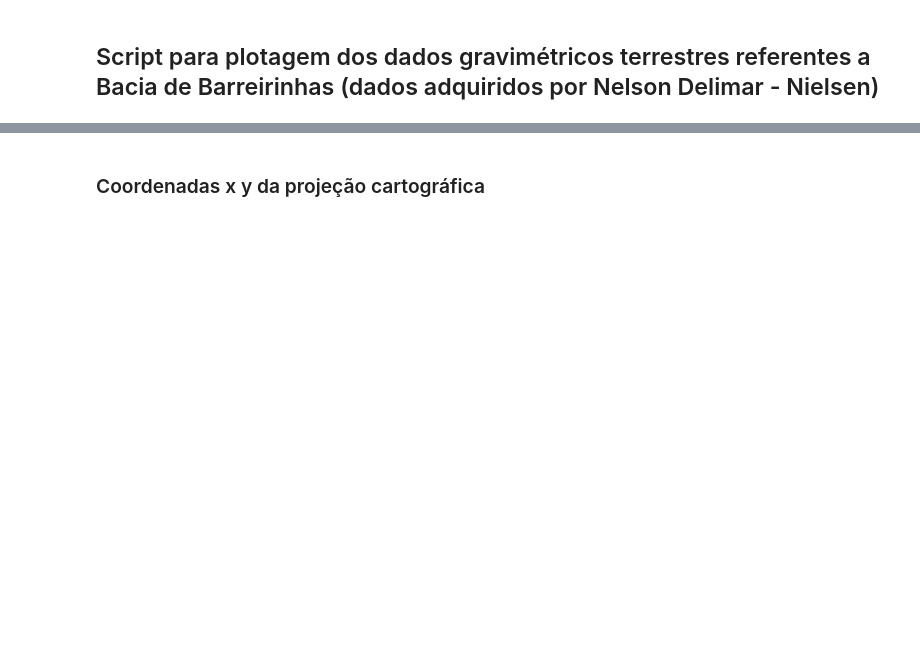
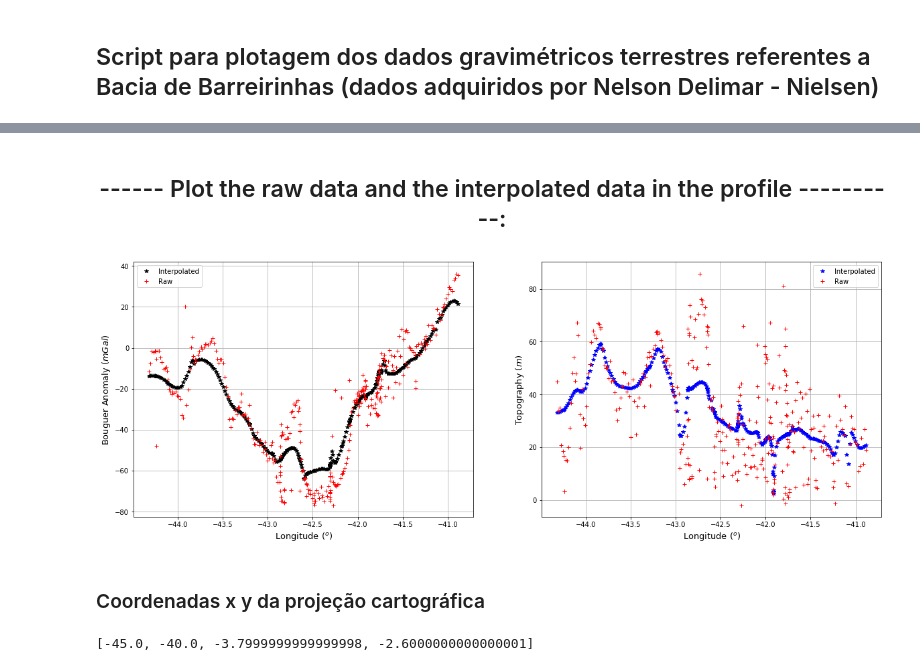
Before and after one commit to MathewsAndrade/Mathews_codes, a Jupyter notebook: data_barreirinhas2.ipynb, the cells around one changed output, grey strips where cells are left out. Saved outputs shown, nothing was run; the diff lists cells and outputs as text; code cells hidden in the pictures; blank space fills up the shorter version.

```diff
--- a/data_barreirinhas2.ipynb
+++ b/data_barreirinhas2.ipynb
@@ -78,11 +139,9 @@ plt.plot(lon,lat,'*-k')
 # %%
 #ajustando o perfil a partir dos dados terrestres:
-# etapa: leitura das coordenadas:
-x = lon
-y = lat
 # Construção da matriz A (chamada de matriz de sensiblidade)
-A = np.zeros( (np.size(x),2) )
+A = np.zeros( (np.size(lon),2) )
+
 #print np.shape(A)
-A[:,0] = x
+A[:,0] = lon
 A[:,1] = 1.0
 # %% [markdown]
@@ -106,6 +168,3 @@ yr = p[0]*x + p[1] # sao os valores de latitude para o perfil.
 # %%
 # interpolação pelo inverso da potencia da distancia para computar a anomalia da gravidade no perfil ajustado:
-gzi = inv_power_dist(lon,lat,gz,x,yr,2.0)
-plt.plot(x,gzi,'*k')
-plt.plot(x,gz,'+r')
-#plt.plot(lon,gz,'ro')
+gzi = inv_power_dist(lon, lat, gz, lon, y, 2.0)
@@ -119,2 +171,31 @@ plt.plot(x,gz,'+r')
+# %%
+# interpolacao da topografia para anexar ao arquivo de dados em perfil:
+elevi = inv_power_dist(lon, lat, elev, lon, y, 2.0)
+# %% [markdown]
+## <center> ------ Plot the raw data and the interpolated data in the profile ----------: <center>
+# %%
+# ------------ set figure size: ------------------------------------------#
+plt.close('all')
+fig = plt.figure(figsize=(20,7))
+plt.subplot(1,2,1)
+
+plt.plot(lon,gzi,'*k', label='Interpolated')
+plt.plot(lon,gz,'+r', label='Raw')
+plt.xlabel('Longitude ($^o$)', fontsize = 13)
+plt.ylabel('Bouguer Anomaly $(mGal)$', fontsize = 13)
+plt.legend()
+plt.grid()
+###########################################################################################################################
+
+plt.subplot(1,2,2)
+plt.plot(lon,elevi,'*b', label='Interpolated')
+plt.plot(lon,elev,'+r', label='Raw')
+plt.xlabel('Longitude ($^o$)', fontsize = 13)
+plt.ylabel('Topography $(m)$', fontsize = 13)
+plt.legend()
+plt.grid()
+plt.show()
+# %% [output]
+[figure, added]
 # %%
 # plot dos dados:
@@ -128,18 +209,11 @@ def drawstates(ax, shapefile='../../dados_reais/brazil_shapefile/BRA_adm0.shp'):
 ### Coordenadas x y da projeção cartográfica
 # %%
 # calculo da area onde serao plotadas as imagens:
-long_min = np.min(lon_sat)
-long_max = np.max(lon_sat)
+lon_min = np.min(lon_sat)
+lon_max = np.max(lon_sat)
 lat_min = np.min(lat_sat)
 lat_max = np.max(lat_sat)
-
-long_central = 0.5*(long_max + long_min)
-lat_central = 0.5*(lat_max + lat_min)
-area = [long_min, long_max,
-        lat_min, lat_max]
+area = [lon_min, lon_max, lat_min, lat_max]
 print (area)
-
-#area = [-45.0, -40.0, -4.0, -2.6]
-long0 = 0.5*(area[0] + area[1])
-lat0 = 0.5*(area[2] + area[3])
-#print(long0,lat0)
+# %% [output]
+[-45.0, -40.0, -3.7999999999999998, -2.6000000000000001]
```
Also changed, not shown: parts of 30 cells of this notebook.
